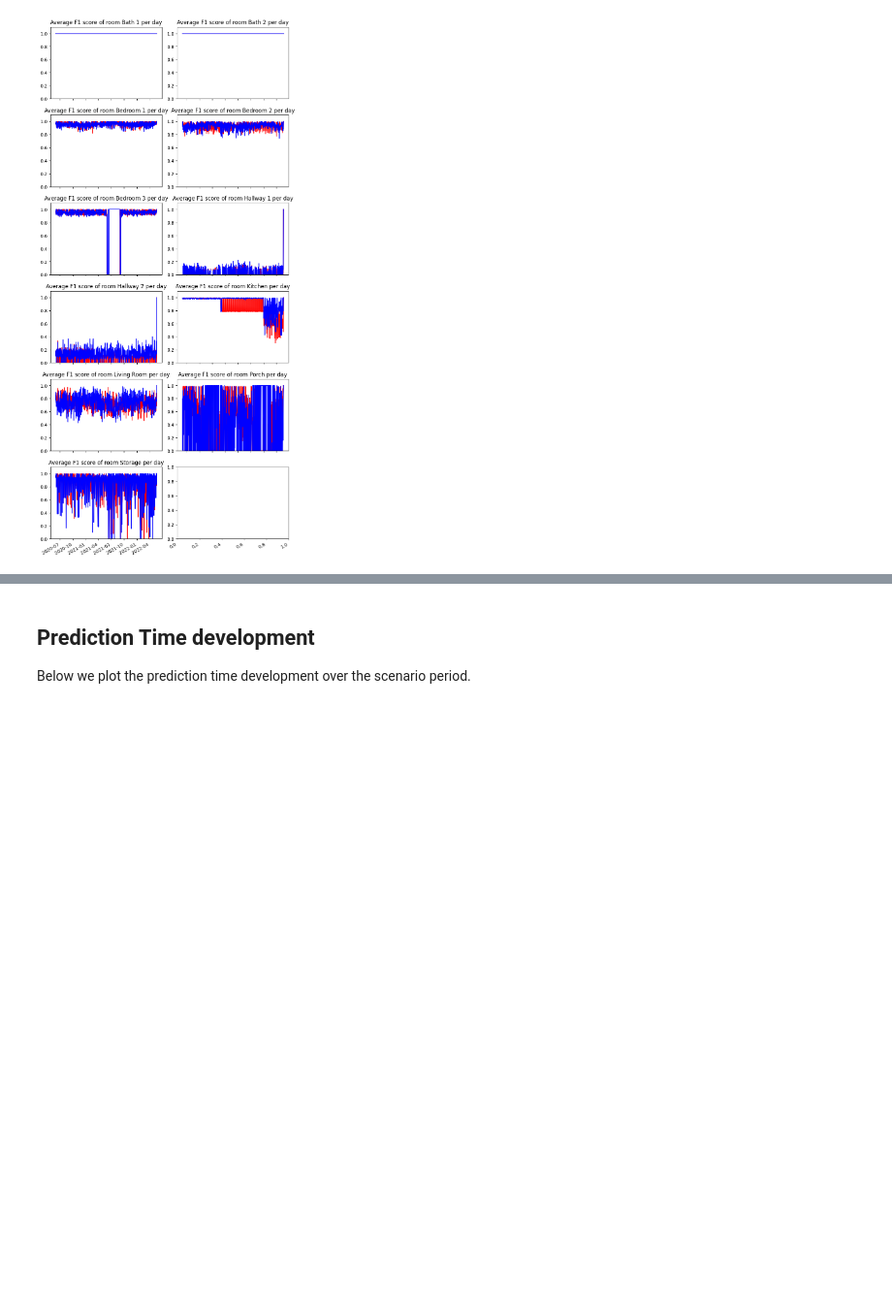
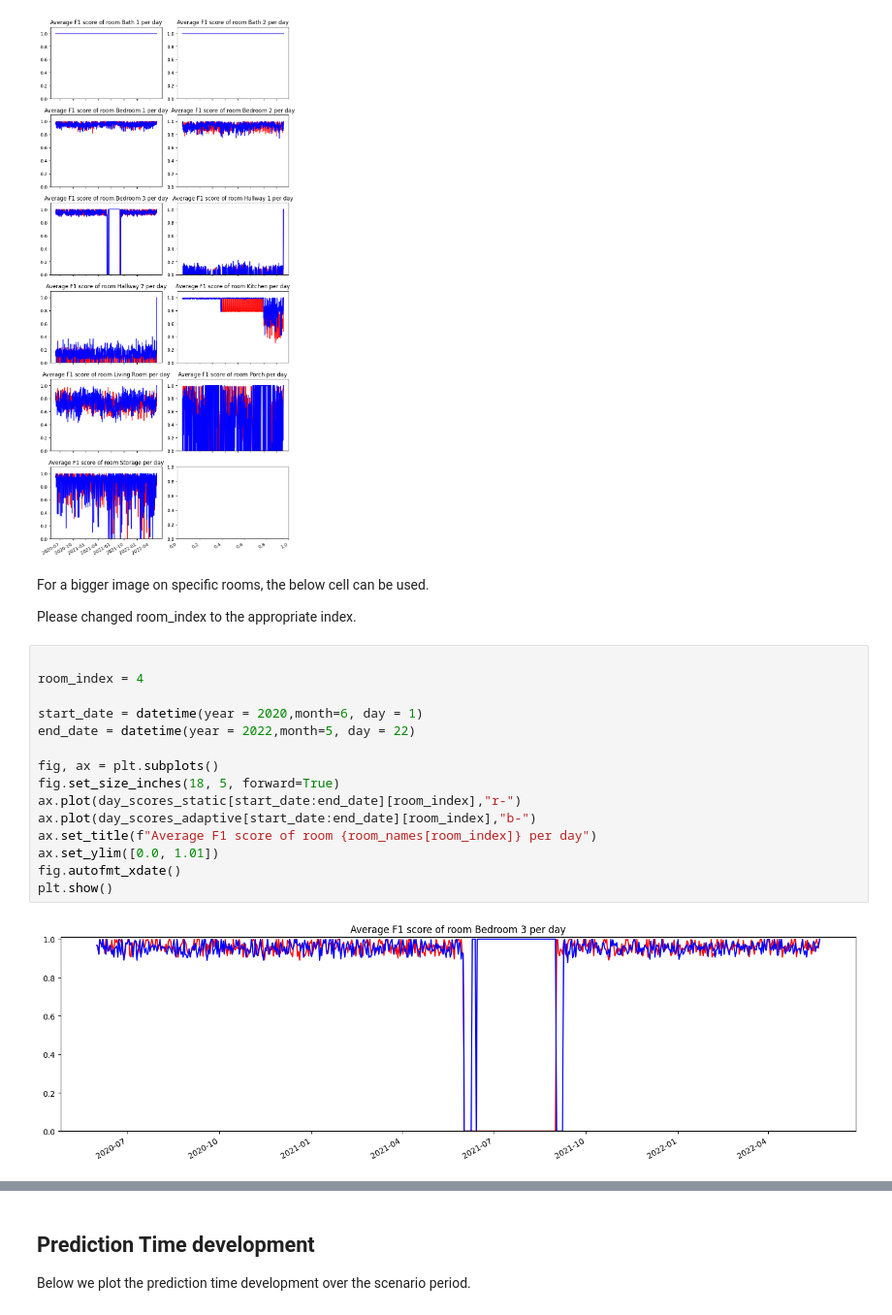
Before and after one commit to frank-trollmann/evohome, a Jupyter notebook: examples/simple_scenario/notebooks/adaptation_evaluation.ipynb, the cells around one changed output, grey strips where cells are left out. Shown at 97% size. Drawn from its saved outputs; the diff is of its cells as text; blank space fills up the shorter version.

```diff
--- a/examples/simple_scenario/notebooks/adaptation_evaluation.ipynb
+++ b/examples/simple_scenario/notebooks/adaptation_evaluation.ipynb
@@ -137,3 +138,24 @@ fig.autofmt_xdate()
 plt.show()
 # %% [output]
 [figure]
+# %% [markdown]
+For a bigger image on specific rooms, the below cell can be used.
+
+Please changed room_index to the appropriate index.
+# %%
+
+room_index = 4
+
+start_date = datetime(year = 2020,month=6, day = 1)
+end_date = datetime(year = 2022,month=5, day = 22)
+
+fig, ax = plt.subplots()
+fig.set_size_inches(18, 5, forward=True)
+ax.plot(day_scores_static[start_date:end_date][room_index],"r-")
+ax.plot(day_scores_adaptive[start_date:end_date][room_index],"b-")
+ax.set_title(f"Average F1 score of room {room_names[room_index]} per day")
+ax.set_ylim([0.0, 1.01])
+fig.autofmt_xdate()
+plt.show()
+# %% [output]
+[figure, added]
```
Also changed, not shown: parts of 3 cells of this notebook, 1 other file.
